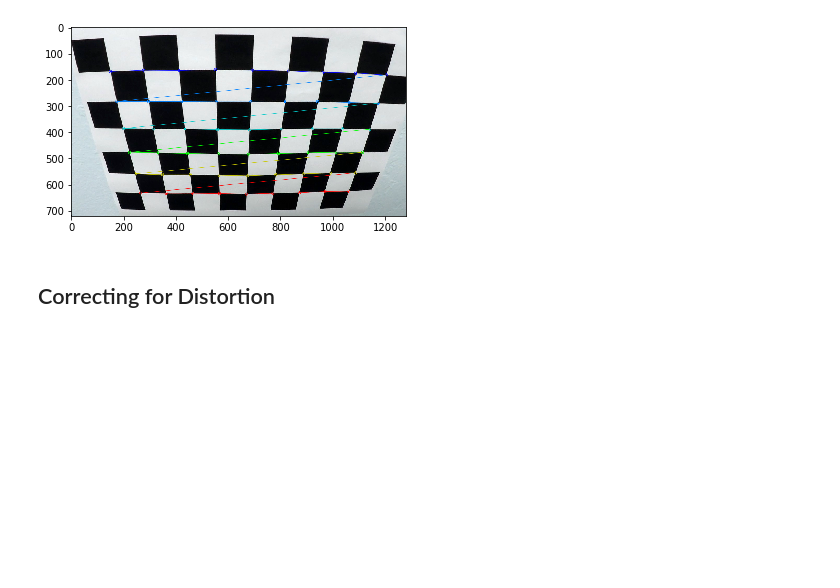
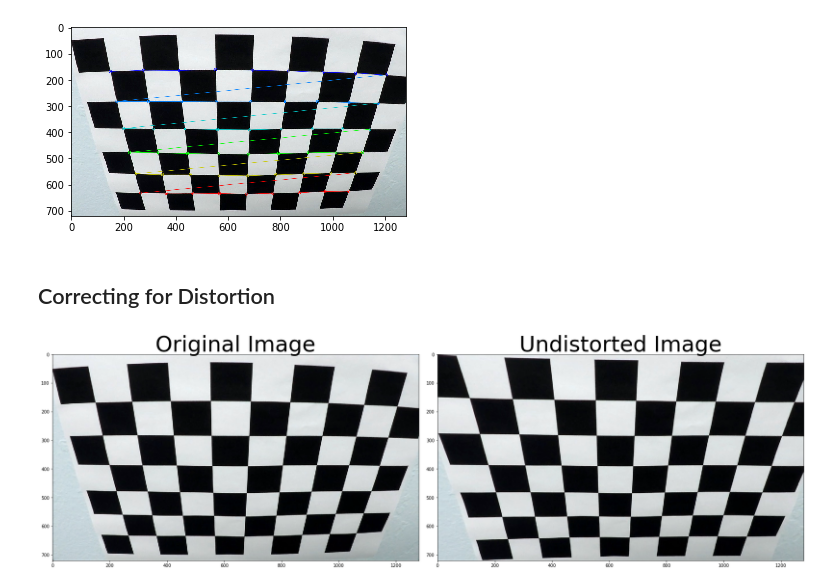
Before and after one commit to vinny-palumbo/AutonomousCars-AdvancedLaneLineDetection, a Jupyter notebook: pipeline.ipynb, the cells around one changed output. Drawn from its saved outputs; the diff is of its cells as text; code cells hidden in the pictures; blank space fills up the shorter version.

Commit message:
Correcting for Distortion

```diff
--- a/pipeline.ipynb
+++ b/pipeline.ipynb
@@ -130,3 +130,29 @@ plt.imshow(img)
 [figure]
 # %% [markdown]
 ## Correcting for Distortion
+# %%
+# This function takes an image, object points, and image points,
+# performs the camera calibration and image distortion correction and
+# returns the undistorted image
+def cal_undistort(img, objpoints, imgpoints):
+    ret, mtx, dist, rvecs, tvecs = cv2.calibrateCamera(objpoints, imgpoints, img.shape[0:2], None, None)
+    undist = cv2.undistort(img, mtx, dist, None, mtx)
+    return undist
+# %%
+# test distortion correction on a checkboard image
+
+# Read image
+img = cv2.imread('camera_cal/calibration9.jpg')
+
+# Return undistorted image
+undistorted = cal_undistort(img, objpoints, imgpoints)
+
+f, (ax1, ax2) = plt.subplots(1, 2, figsize=(24, 9))
+f.tight_layout()
+ax1.imshow(img)
+ax1.set_title('Original Image', fontsize=50)
+ax2.imshow(undistorted)
+ax2.set_title('Undistorted Image', fontsize=50)
+plt.subplots_adjust(left=0., right=1, top=0.9, bottom=0.)
+# %% [output]
+[figure, added]
```
Also changed, not shown: parts of 3 cells of this notebook.
